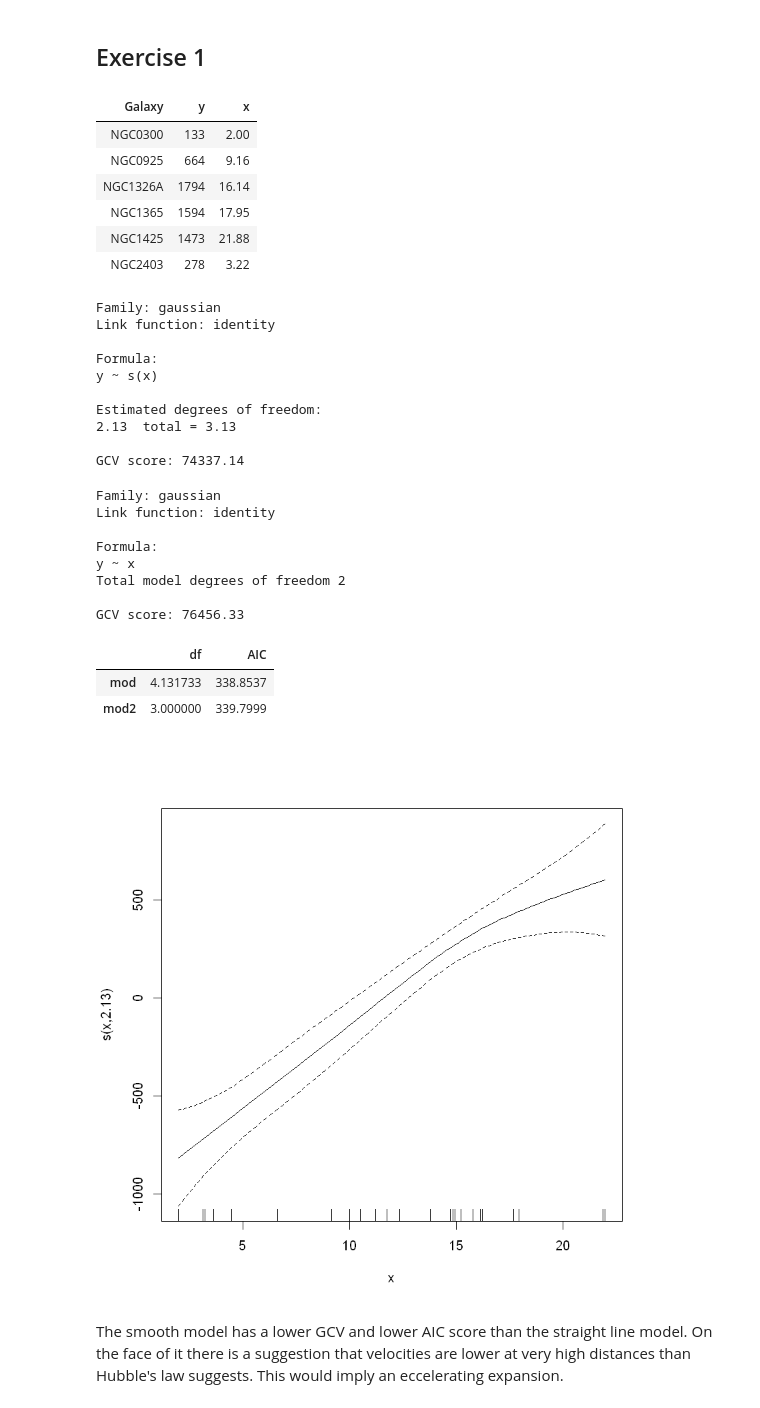
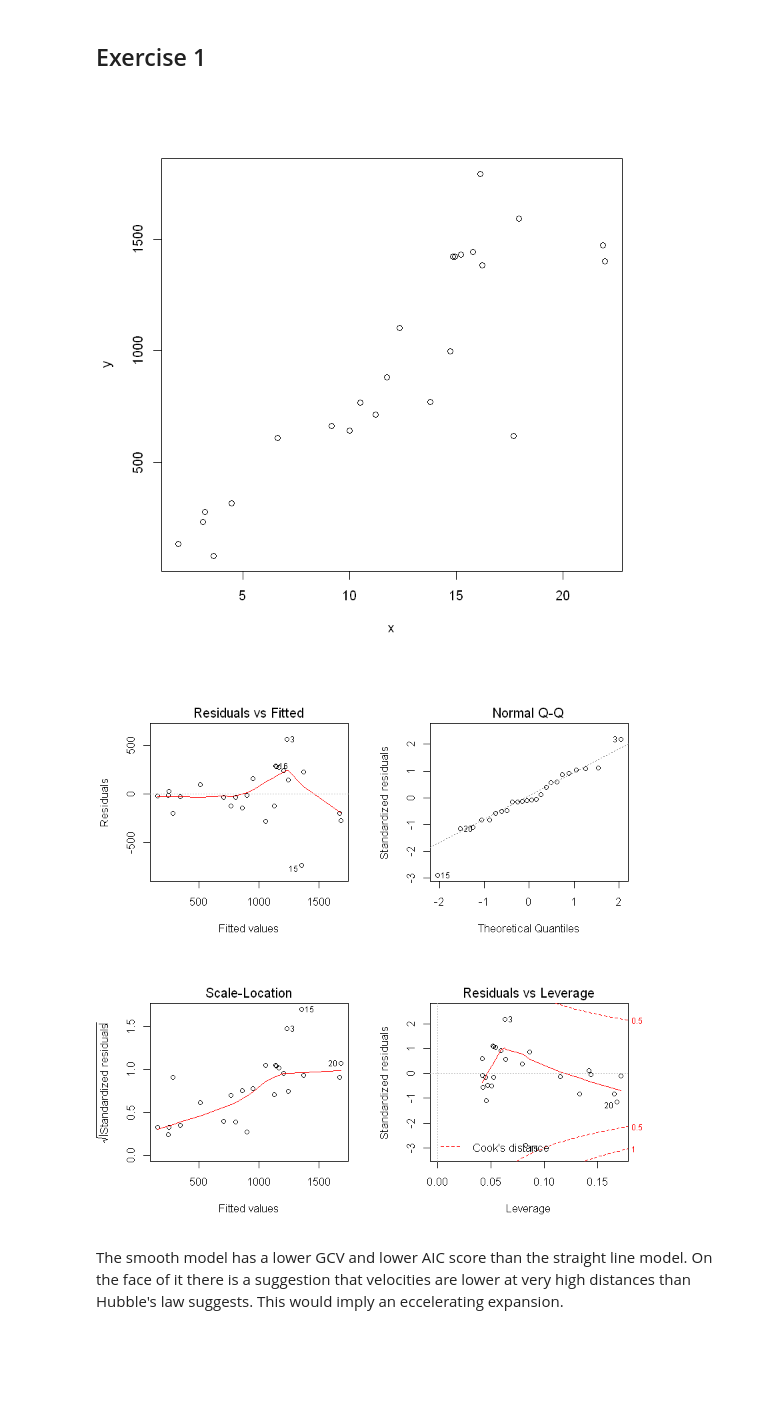
Before and after one commit to ginaliqili/appm6900, a Jupyter notebook: Section 7.13, Exercises 1, 2.ipynb, the cells around one changed output. Drawn from its saved outputs; the diff is of its cells as text; code cells hidden in the pictures; blank space fills up the shorter version.

Commit message:
sample data

```diff
--- a/Section 7.13, Exercises 1, 2.ipynb
+++ b/Section 7.13, Exercises 1, 2.ipynb
@@ -3,44 +3,20 @@
 # %%
 # part a
 require(gamair)
 require(mgcv)
 data(hubble)
-head(hubble)
+#head(hubble)
 mod <- gam(y ~ s(x), data=hubble)
-plot(mod)
-mod2 <- gam(y ~ x, data=hubble)
-mod;mod2
-AIC(mod, mod2)
+mod2 <- lm(y~x, data=hubble)
+with(hubble, plot(x, y))
+#plot(mod)
+par(mfrow=c(2, 2))
+plot(mod2)
+#mod;mod2
+#AIC(mod, mod2)
 # %% [output]
-| Galaxy | y | x |
-| NGC0300 | 133 | 2.00 |
-| NGC0925 | 664 | 9.16 |
-| NGC1326A | 1794 | 16.14 |
-| NGC1365 | 1594 | 17.95 |
-| NGC1425 | 1473 | 21.88 |
-| NGC2403 | 278 | 3.22 |
-Family: gaussian
-Link function: identity
-
-Formula:
-y ~ s(x)
-
-Estimated degrees of freedom:
-2.13  total = 3.13
-
-GCV score: 74337.14
-Family: gaussian
-Link function: identity
-
-Formula:
-y ~ x
-Total model degrees of freedom 2
-
-GCV score: 76456.33
-|  | df | AIC |
-| mod | 4.131733 | 338.8537 |
-| mod2 | 3.000000 | 339.7999 |
-[figure, old version]
+[figure, new version]
+[figure, added]
 # %% [markdown]
 The smooth model has a lower GCV and lower AIC score than the straight line model. On the face of it there is a suggestion that velocities are lower at very high distances than Hubble's law suggests. This would imply an eccelerating expansion.
 # %%
```
Also changed, not shown: 2 other files.
